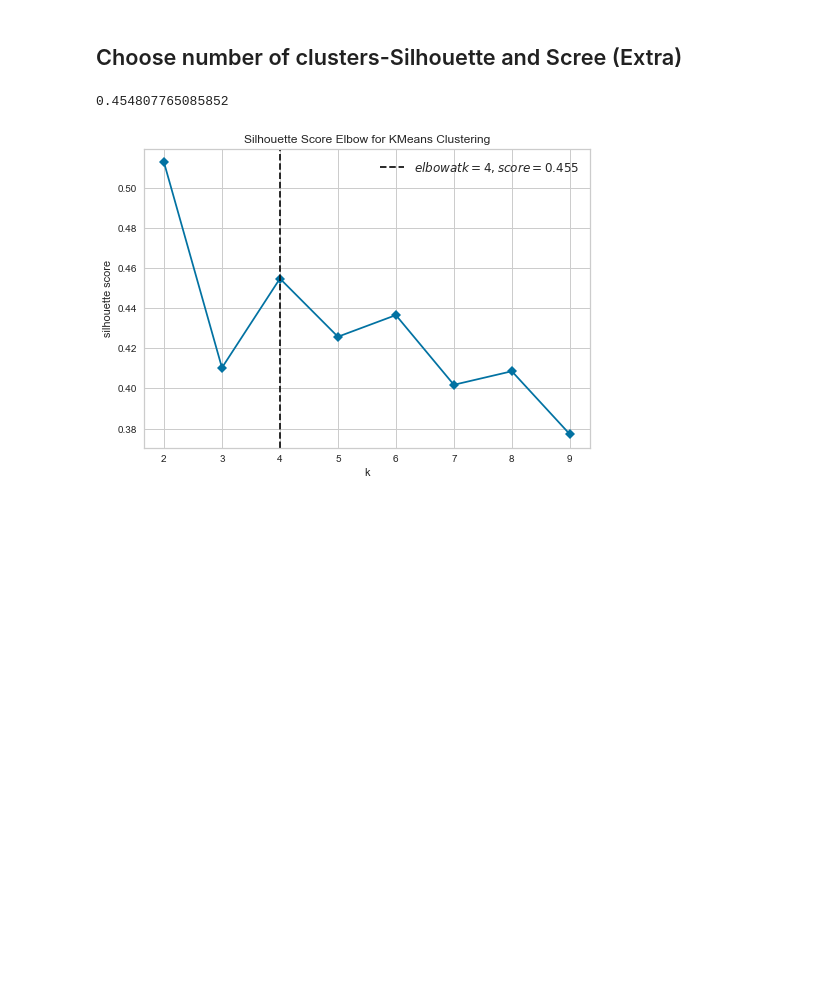
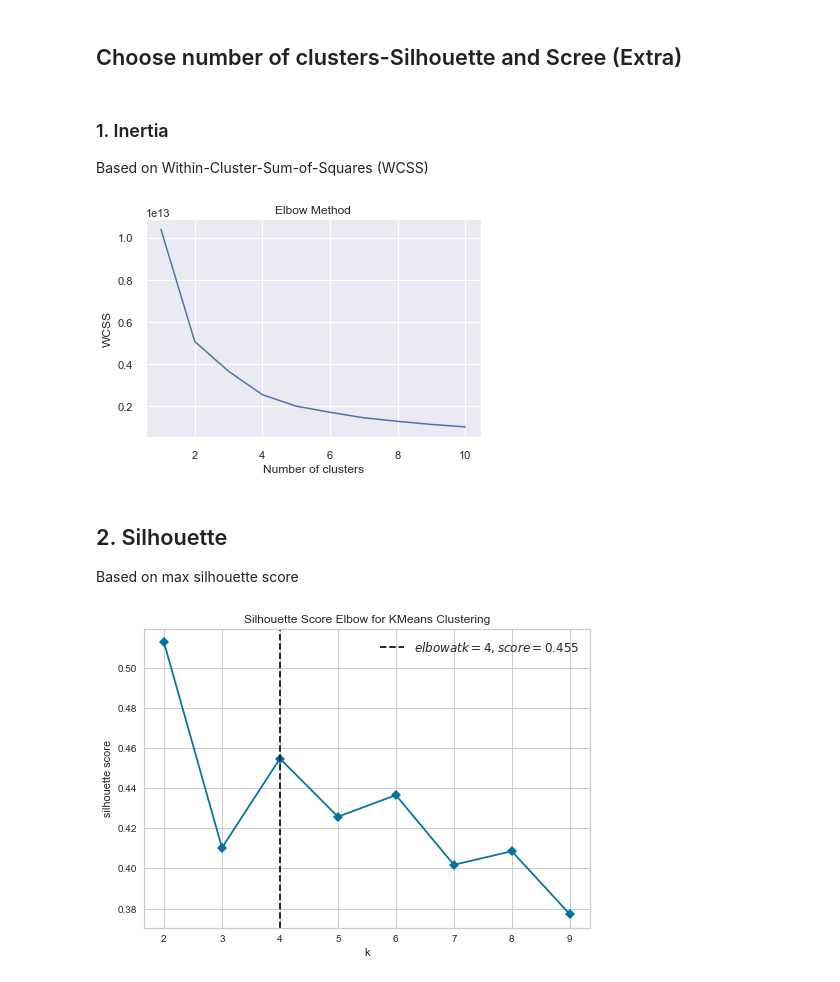
Before and after one commit to rabujamra/WGU_Code, a Jupyter notebook: DMII-Unsupervised/DMII_Medical.ipynb, the cells around one changed output. Saved outputs shown, nothing was run; the diff lists cells and outputs as text; code cells hidden in the pictures; blank space fills up the shorter version.

```diff
--- a/DMII-Unsupervised/DMII_Medical.ipynb
+++ b/DMII-Unsupervised/DMII_Medical.ipynb
@@ -242,13 +244,34 @@ print(kmeans.labels_) #alt to y_kmeans
 # %% [markdown]
 ## Choose number of clusters-Silhouette and Scree (Extra)
+# %% [markdown]
+### 1. Inertia
+
+Based on Within-Cluster-Sum-of-Squares (WCSS)
+# %%
+wcss = []
+for i in range(1, 11):
+    kmeans = KMeans(n_clusters = i, random_state = 0)
+    kmeans.fit(X_all_ind)
+    wcss.append(kmeans.inertia_)
+
+#plt.figure(figsize=(10,10))
+plt.plot(range(1, 11), wcss)
+plt.title('Elbow Method')
+plt.xlabel('Number of clusters')
+plt.ylabel('WCSS')
+plt.show()
+# %% [output]
+[figure, added]
+# %% [markdown]
+## 2. Silhouette
+
+Based on max silhouette score
 # %%
 from sklearn.metrics import silhouette_score
 
 # a value between [-1, 1], with 1 being best, -1 worst (0 means there are overlapping clusters)
 
 print(silhouette_score(X_all_ind, kmeans.labels_))
-# %% [output]
-0.454807765085852
 # %%
 # Import the KElbowVisualizer method
 from yellowbrick.cluster import KElbowVisualizer
```
Also changed, not shown: parts of 10 cells of this notebook, 1 other file.
